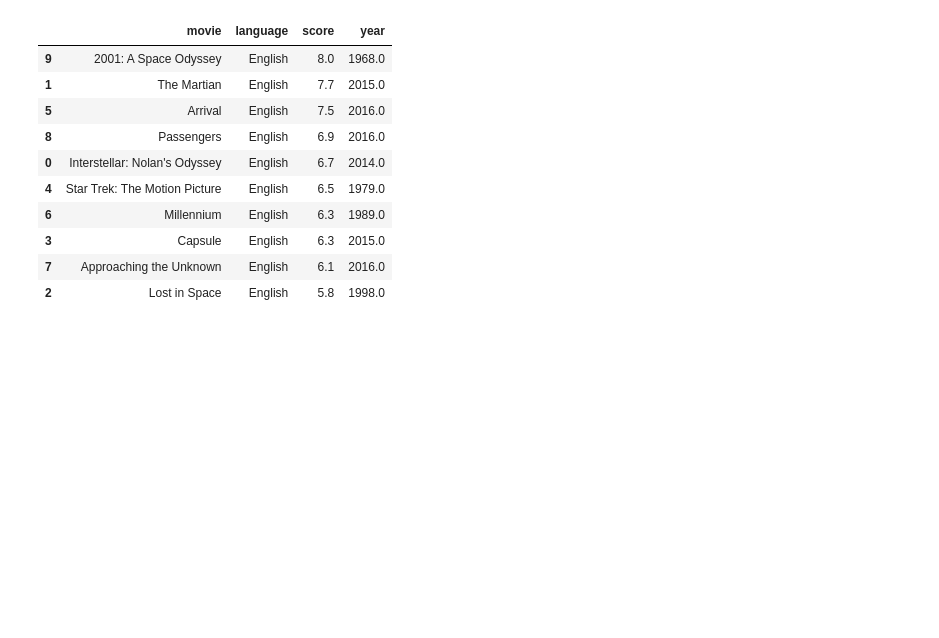
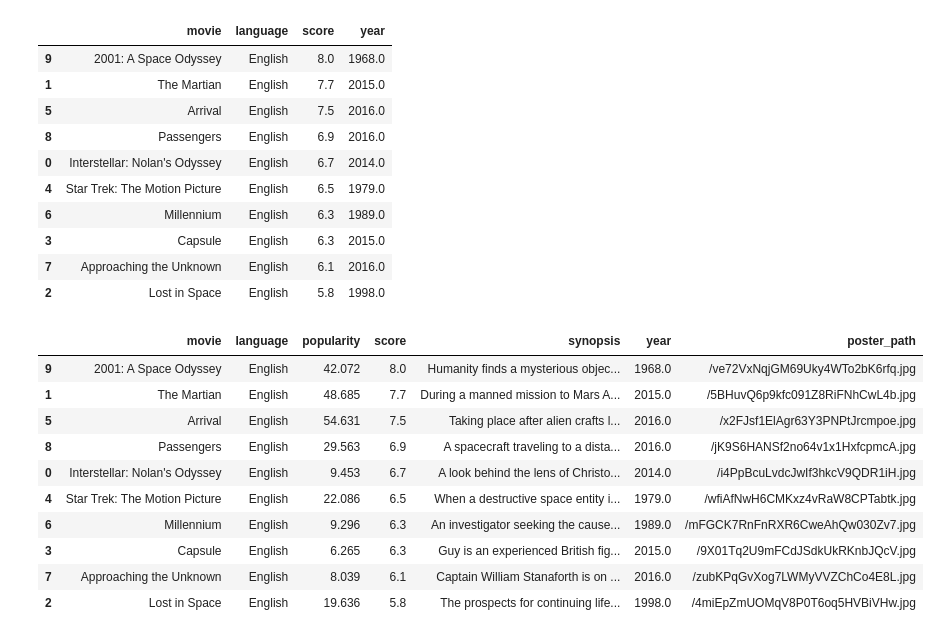
Before and after one commit to VivekaAryan/Movie_recommendation_system, a Jupyter notebook: Movie Recommendation - LangChain + LLM + Weaviate (reload) + Summary.ipynb, the cells around one changed output. Saved outputs shown, nothing was run; the diff lists cells and outputs as text; code cells hidden in the pictures; blank space fills up the shorter version.

```diff
--- a/Movie Recommendation - LangChain + LLM + Weaviate (reload) + Summary.ipynb
+++ b/Movie Recommendation - LangChain + LLM + Weaviate (reload) + Summary.ipynb
@@ -223,3 +148,6 @@ Special tokens have been added in the vocabulary, make sure the associated word
 # %%
 from langchain.llms import HuggingFacePipeline
 from langchain import HuggingFacePipeline
+# %%
+model = AutoModelForCausalLM.from_pretrained("saved-model/quantized_model")
+tokenizer = AutoTokenizer.from_pretrained("saved-model/quantized_tokenizer")
@@ -255,27 +182,0 @@ Index(['movie', 'language', 'popularity', 'score', 'synopsis', 'year'], dtype='o
-# %%
-# Define a prompt template
-prompt_template = """
-Based on the provided information write a summary of the information. Do not repeat the question in the output.
-Movie: {movie}
-Language: {language}
-Popularity: {popularity}
-Weighted score: {score}
-Plot Overview: {synopsis}
-Year: {year}
-Summary:
-"""
-
-def get_summary(movie: str, language: str, popularity: str, score: str, synopsis: str, year: str):
-    prompt = prompt_template.format(movie=movie,
-                                    language=language,
-                                    popularity=popularity,
-                                    score=score,
-                                    synopsis=synopsis,
-                                    year=year
-                                    )
-    response = llm(prompt)
-    return response.split('Summary:')[1].strip()
-# %%
-for index, row in result_df.iterrows():
-    summary = get_summary(row.iloc[0], row.iloc[1], row.iloc[2], row.iloc[3], row.iloc[4], row.iloc[5])
-    print(summary)
@@ -319,7 +209,8 @@ class MovieRecommender:
                 'popularity': x.metadata['popularity'],
                 'score': round(x.metadata['score'],1),
                 'synopsis': x.metadata['synopsis'],
-                'year': x.metadata['year']
+                'year': x.metadata['year'],
+                'poster_path': x.metadata['poster_path']
             }
             top_ten.append(movie_metadata)
 
@@ -329,13 +220,12 @@ class MovieRecommender:
 
         return similarities, df_top_ten
 
-    def _get_summary(self, movie: str, language: str, popularity: str, score: str, synopsis: str, year: str):
+    def _get_summary(self, movie: str, language: str, score: str, synopsis: str, year: str):
         # Define a prompt template
         prompt_template = """
         Write a brief summary based on the providedinformation. Do not repeat the question in the output.
         Movie: {movie}
         Language: {language}
-        Popularity: {popularity}
         Weighted score: {score}
         Plot Overview: {synopsis}
         Year: {year}
@@ -344,7 +234,6 @@ class MovieRecommender:
 
         prompt = prompt_template.format(movie=movie,
                                         language=language,
-                                        popularity=popularity,
                                         score=score,
                                         synopsis=synopsis,
                                         year=year
@@ -366,7 +255,7 @@ class MovieRecommender:
         summaries = []
         for _, row in df_top_ten.iterrows():
             summary = self._get_summary(
-                row['movie'], row['language'], row['popularity'], row['score'], row['synopsis'], row['year']
+                row['movie'], row['language'], row['score'], row['synopsis'], row['year']
             )
             summaries.append(summary)
         return summaries
@@ -389,6 +278,20 @@ similarities
 | 3 | Capsule | English | 6.3 | 2015.0 |
 | 7 | Approaching the Unknown | English | 6.1 | 2016.0 |
 | 2 | Lost in Space | English | 5.8 | 1998.0 |
+# %%
+df_top_ten
+# %% [output]
+|  | movie | language | popularity | score | synopsis | year | poster_path |
+| 9 | 2001: A Space Odyssey | English | 42.072 | 8.0 | Humanity finds a mysterious objec... | 1968.0 | /ve72VxNqjGM69Uky4WTo2bK6rfq.jpg |
+| 1 | The Martian | English | 48.685 | 7.7 | During a manned mission to Mars A... | 2015.0 | /5BHuvQ6p9kfc091Z8RiFNhCwL4b.jpg |
+| 5 | Arrival | English | 54.631 | 7.5 | Taking place after alien crafts l... | 2016.0 | /x2FJsf1ElAgr63Y3PNPtJrcmpoe.jpg |
+| 8 | Passengers | English | 29.563 | 6.9 | A spacecraft traveling to a dista... | 2016.0 | /jK9S6HANSf2no64v1x1HxfcpmcA.jpg |
+| 0 | Interstellar: Nolan's Odyssey | English | 9.453 | 6.7 | A look behind the lens of Christo... | 2014.0 | /i4PpBcuLvdcJwIf3hkcV9QDR1iH.jpg |
+| 4 | Star Trek: The Motion Picture | English | 22.086 | 6.5 | When a destructive space entity i... | 1979.0 | /wfiAfNwH6CMKxz4vRaW8CPTabtk.jpg |
+| 6 | Millennium | English | 9.296 | 6.3 | An investigator seeking the cause... | 1989.0 | /mFGCK7RnFnRXR6CweAhQw030Zv7.jpg |
+| 3 | Capsule | English | 6.265 | 6.3 | Guy is an experienced British fig... | 2015.0 | /9X01Tq2U9mFCdJSdkUkRKnbJQcV.jpg |
+| 7 | Approaching the Unknown | English | 8.039 | 6.1 | Captain William Stanaforth is on ... | 2016.0 | /zubKPqGvXog7LWMyVVZChCo4E8L.jpg |
+| 2 | Lost in Space | English | 19.636 | 5.8 | The prospects for continuing life... | 1998.0 | /4miEpZmUOMqV8P0T6oq5HVBiVHw.jpg |
 # %%
 summaries = recommender.generate_summaries(df_top_ten)
 summaries
```
Also changed, not shown: parts of 22 cells of this notebook, 15 other files.
